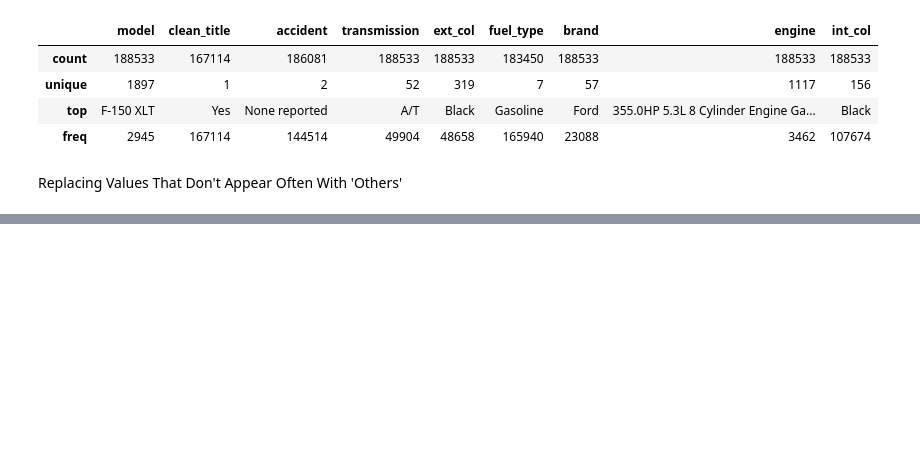
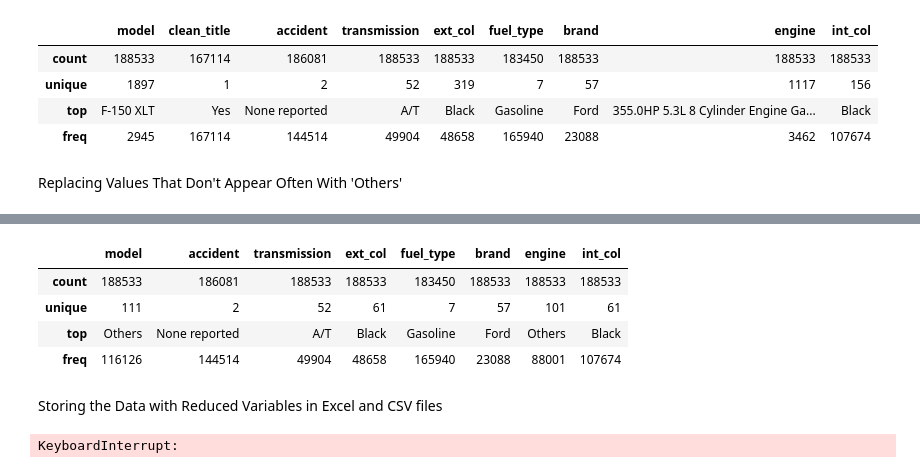
Before and after one commit to Dan23ws12/Kaggle-Competitions, a Jupyter notebook: Pre Predict Data Analysis.ipynb, the cells around one changed output, grey strips where cells are left out. Cells and saved outputs as stored; diff of their text form; code cells hidden in the pictures; blank space fills up the shorter version.

Commit message:
stored depreciated data

```diff
--- a/Pre Predict Data Analysis.ipynb
+++ b/Pre Predict Data Analysis.ipynb
@@ -12,7 +12,7 @@ car_df = pd.read_excel("./Data/train.xlsx")
 car_df.drop(columns=["id", "clean_title"], inplace=True)
 car_df.rename(columns={"milage":"mileage"}, inplace=True)
 # the number 2 FOR SOME REASON was found in the transmission column IN A COLUMN OF STRINGS
-car_df["transmission"] = car_df["transmission"].replace(2, "2T")
+df["transmission"] = df["transmission"].replace(2, "2T")
 # %%
 car_df.head(4)
 # %% [output]
@@ -128,11 +128,11 @@ car_df[categorical_col].describe()
 model, ext_col, int_col and engine columns have too many unique values
 I plan to find the top 60 by number of occurences and replace those not in top 60 with other
 """
-def get_top_60(col_name: str) -> pd.DataFrame:
+def get_top_n(col_name: str, n=60) -> pd.DataFrame:
     #brand is a column with not too many values so we won't want top 60
     top_df = pd.DataFrame(car_df.groupby(by=[col_name]).count()["brand"]).reset_index()
     top_df.rename(columns={"brand":"count"}, inplace=True)
-    top_df = top_df.sort_values(by = "count", ascending=False).iloc[:60, ].reset_index()
+    top_df = top_df.sort_values(by = "count", ascending=False).iloc[:n, ].reset_index()
     return top_df.drop(columns=["index"])
 # %% [markdown]
 Replacing Values That Don't Appear Often With 'Others'
@@ -142,17 +142,24 @@ Replacing Values That Don't Appear Often With 'Others'
 replace_dict = dict()
 #columns that have too many values
 replace_col = ["model", "ext_col", "int_col", "engine"]
-for col in replace_col:
-    replace_dict[col] = get_top_60(col)
+unique_nums = [110, 60, 60,100]
+for i in range(len(replace_col)):
+    col = replace_col[i]
+    replace_dict[col] = get_top_n(col, n=unique_nums[i])
 # %%
-#initial dataframe is current cars data
-car2 = car_df
-for col in replace_col:
-    #joins original data with df containing top 60 most occuring
-    #values not in top 60 will be NaN in r{col}
-    car2 = car2.merge(right=replace_dict[col], how = "outer",
-                        left_on=col, right_on= col)
-    #replaces values not in top 60 most occuring with 'Others'
-    car2.loc[pd.isna(car2["count"]), col] = "Others"
-    #drops the worthless column
-    car2.drop(columns=["count"], inplace=True)
+def reduce_variables(df: pd.DataFrame) -> pd.DataFrame:
+    """
+    returns a dataframe where the number of unique values in model, ext_col, int_col and engine
+    columns are reduced and values not in it's columns top n most occuring are replaced by others
+    """
+    car2 = df
+    for col in replace_col:
+        #joins original data with df containing top 60 most occuring
+        #values not in top 60 will be NaN in r{col}
+        car2 = car2.merge(right=replace_dict[col], how = "outer",
+                            left_on=col, right_on= col)
+        #replaces values not in top 60 most occuring with 'Others'
+        car2.loc[pd.isna(car2["count"]), col] = "Others"
+        #drops the worthless column
+        car2.drop(columns=["count"], inplace=True)
+    return car2
@@ -168,0 +166,11 @@ car2.head()
+# %%
+car2 = reduce_variables(car_df)
+car2[categorical_col].describe()
+# %% [output]
+|  | model | accident | transmission | ext_col | fuel_type | brand | engine | int_col |
+| count | 188533 | 186081 | 188533 | 188533 | 183450 | 188533 | 188533 | 188533 |
+| unique | 111 | 2 | 52 | 61 | 7 | 57 | 101 | 61 |
+| top | Others | None reported | A/T | Black | Gasoline | Ford | Others | Black |
+| freq | 116126 | 144514 | 49904 | 48658 | 165940 | 23088 | 88001 | 107674 |
+# %% [markdown]
+Storing the Data with Reduced Variables in Excel and CSV files
@@ -168,0 +181,4 @@ car2.head()
+# %%
+car2.to_excel("./Data/train_reduced.xlsx")
+# %% [output]
+KeyboardInterrupt:
```
Also changed, not shown: parts of 4 cells of this notebook.
